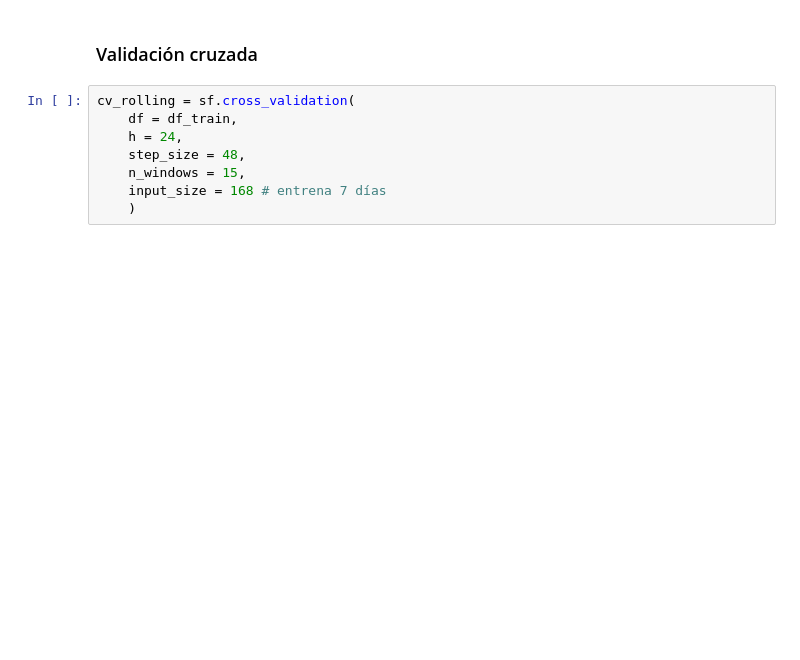
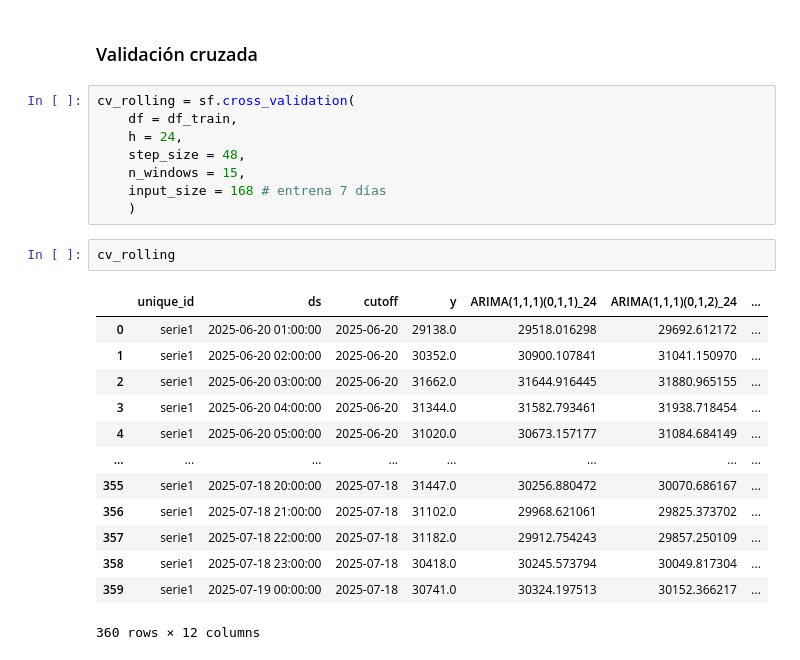
Before and after one commit to JairRamosG/Demanda_Energetica_SARIMA, a Jupyter notebook: notebooks/03_Modelos.ipynb, the cells around one changed output. Cells and saved outputs as stored; diff of their text form; blank space fills up the shorter version.

```diff
--- a/notebooks/03_Modelos.ipynb
+++ b/notebooks/03_Modelos.ipynb
@@ -167,3 +168,19 @@ cv_rolling = sf.cross_validation(
     n_windows = 15,
     input_size = 168 # entrena 7 días
     )
+# %%
+cv_rolling
+# %% [output]
+|  | unique_id | ds | cutoff | y | ARIMA(1,1,1)(0,1,1)_24 | ARIMA(1,1,1)(0,1,2)_24 | ... |
+| 0 | serie1 | 2025-06-20 01:00:00 | 2025-06-20 | 29138.0 | 29518.016298 | 29692.612172 | ... |
+| 1 | serie1 | 2025-06-20 02:00:00 | 2025-06-20 | 30352.0 | 30900.107841 | 31041.150970 | ... |
+| 2 | serie1 | 2025-06-20 03:00:00 | 2025-06-20 | 31662.0 | 31644.916445 | 31880.965155 | ... |
+| 3 | serie1 | 2025-06-20 04:00:00 | 2025-06-20 | 31344.0 | 31582.793461 | 31938.718454 | ... |
+| 4 | serie1 | 2025-06-20 05:00:00 | 2025-06-20 | 31020.0 | 30673.157177 | 31084.684149 | ... |
+| ... | ... | ... | ... | ... | ... | ... | ... |
+| 355 | serie1 | 2025-07-18 20:00:00 | 2025-07-18 | 31447.0 | 30256.880472 | 30070.686167 | ... |
+| 356 | serie1 | 2025-07-18 21:00:00 | 2025-07-18 | 31102.0 | 29968.621061 | 29825.373702 | ... |
+| 357 | serie1 | 2025-07-18 22:00:00 | 2025-07-18 | 31182.0 | 29912.754243 | 29857.250109 | ... |
+| 358 | serie1 | 2025-07-18 23:00:00 | 2025-07-18 | 30418.0 | 30245.573794 | 30049.817304 | ... |
+| 359 | serie1 | 2025-07-19 00:00:00 | 2025-07-18 | 30741.0 | 30324.197513 | 30152.366217 | ... |
+360 rows × 12 columns
```
Also changed, not shown: parts of 2 cells of this notebook, 1 other file.
